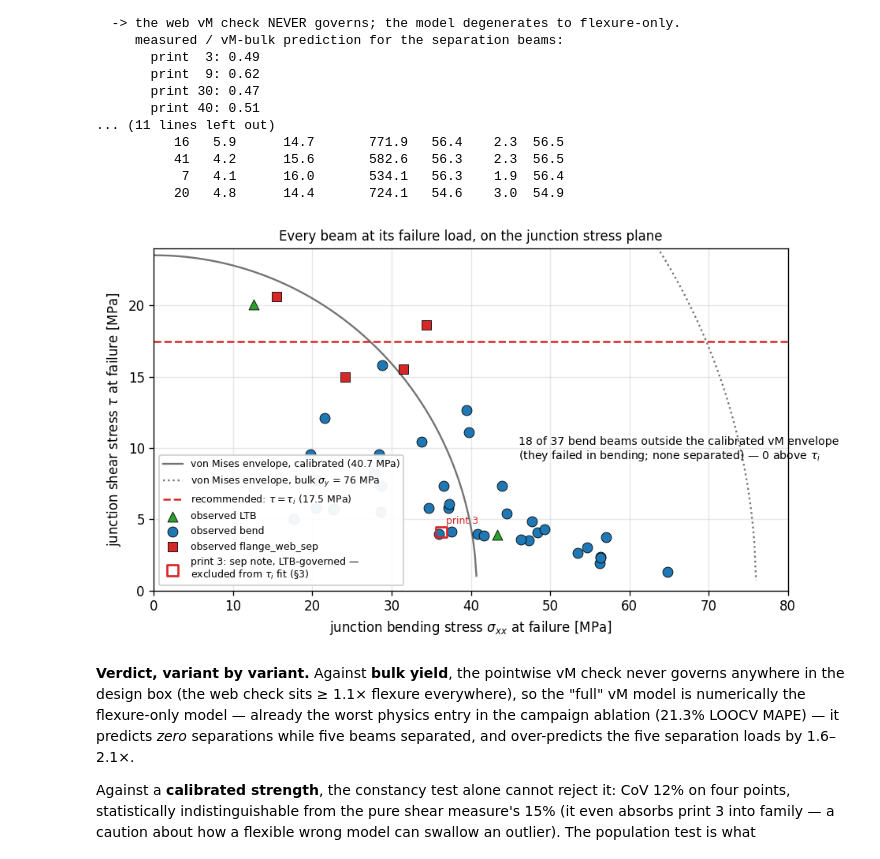
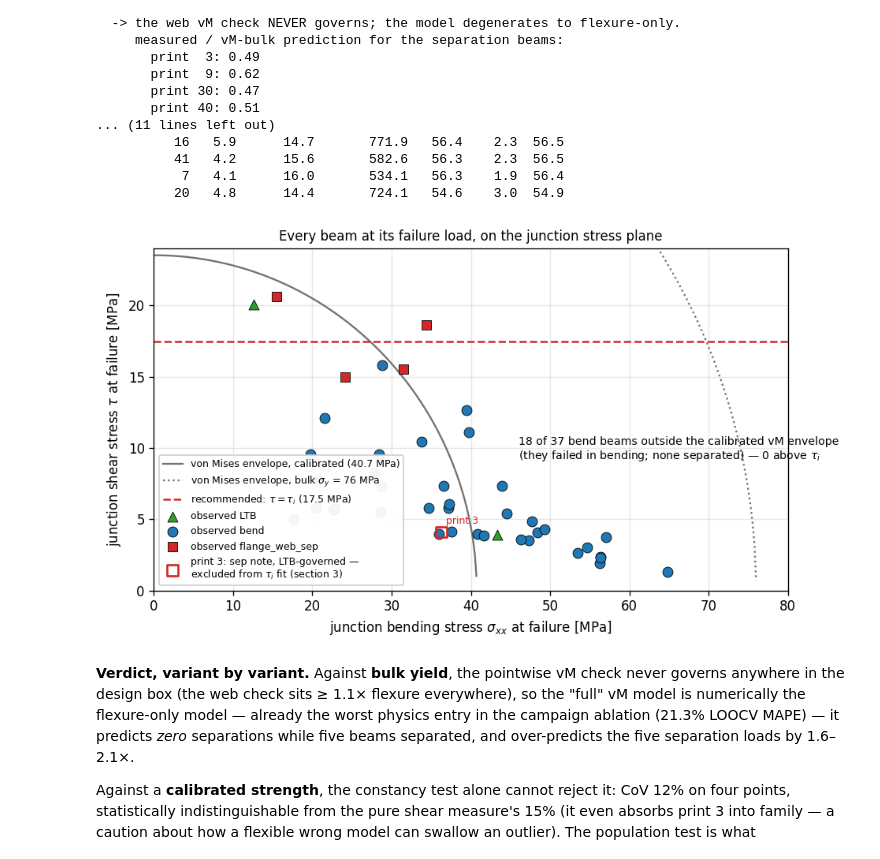
Before and after one commit to andrewvoss8-boop/core-me-data-science-activities-public, a Jupyter notebook: me323/Module1_drafts/ME323_Module1_Shear_Model_Selection_FACULTY.ipynb, the cells around one changed output. Saved outputs shown, nothing was run; the diff lists cells and outputs as text; code cells hidden in the pictures.

```diff
--- a/me323/Module1_drafts/ME323_Module1_Shear_Model_Selection_FACULTY.ipynb
+++ b/me323/Module1_drafts/ME323_Module1_Shear_Model_Selection_FACULTY.ipynb
@@ -440,35 +440,35 @@ variant 1, bulk yield: min over the design box of P_vM-web / P_bend = 1.10
 # %%
 fig, ax = plt.subplots(figsize=(8.2, 4.6))
 sg = np.linspace(0, 80, 400)
 for R, ls, lbl in [(thr_vm, "-", f"von Mises envelope, calibrated ({thr_vm:.1f} MPa)"),
                    (SY/1e6, ":", "von Mises envelope, bulk $\\sigma_y$ = 76 MPa")]:
     tt = np.sqrt(np.clip(R**2 - sg**2, 0, None) / 3)
     ax.plot(sg[tt > 0], tt[tt > 0], color="0.45", ls=ls, lw=1.4, label=lbl)
 ax.axhline(TAU_I/1e6, color="tab:red", ls="--", lw=1.5,
            label=f"recommended: $\\tau = \\tau_i$ ({TAU_I/1e6:.1f} MPa)")
 MK5 = {"bend": "o", "flange_web_sep": "s", "LTB": "^"}
 for m, g in camp.groupby("obs_mode"):
     if m == "flange_web_sep":
         g = g[g.print_order != 3]
     ax.scatter(g.sig_j, g.tau_j, c=COL[m], marker=MK5[m], s=60,
                edgecolor="k", lw=0.5, zorder=3, label=f"observed {m}")
 p3 = camp[camp.print_order == 3].iloc[0]
 ax.scatter([p3.sig_j], [p3.tau_j], facecolor="none", edgecolor=COL["flange_web_sep"],
            marker="s", s=70, lw=1.6, zorder=3,
-           label="print 3: sep note, LTB-governed —\nexcluded from $\\tau_i$ fit (§3)")
+           label="print 3: sep note, LTB-governed —\nexcluded from $\\tau_i$ fit (section 3)")
 ax.annotate("print 3", (p3.sig_j, p3.tau_j), xytext=(4, 6),
             textcoords="offset points", fontsize=7.5, color="tab:red")
 ax.annotate(f"{n_vm} of {len(bendv)} bend beams outside the calibrated vM envelope\n"
             f"(they failed in bending; none separated) — {n_tau} above $\\tau_i$",
             (46, 9.2), fontsize=8.5, ha="left")
 ax.set_xlabel("junction bending stress $\\sigma_{xx}$ at failure [MPa]")
 ax.set_ylabel("junction shear stress $\\tau$ at failure [MPa]")
 ax.set_title("Every beam at its failure load, on the junction stress plane", fontsize=10)
 ax.set_xlim(0, 80); ax.set_ylim(0, 24)
 ax.grid(alpha=0.3); ax.legend(fontsize=7.5, loc="lower left", framealpha=0.95)
 plt.tight_layout(); plt.show()
 # %% [output]
-[figure, old version]
+[figure, new version]
 # %% [markdown]
 **Verdict, variant by variant.** Against **bulk yield**, the pointwise vM
 check never governs anywhere in the design box (the web check sits ≥ 1.1×
```
Also changed, not shown: parts of 7 cells of this notebook, 20 other files.
